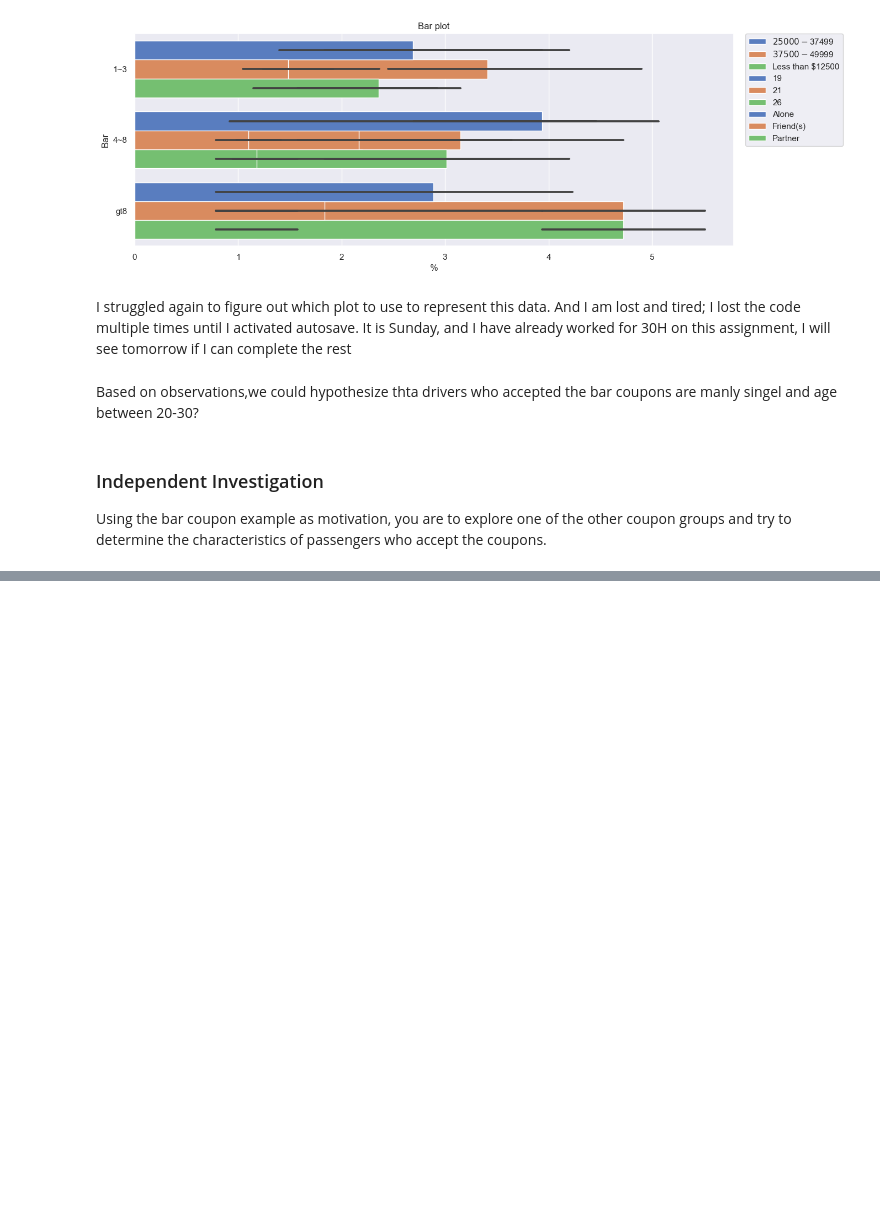
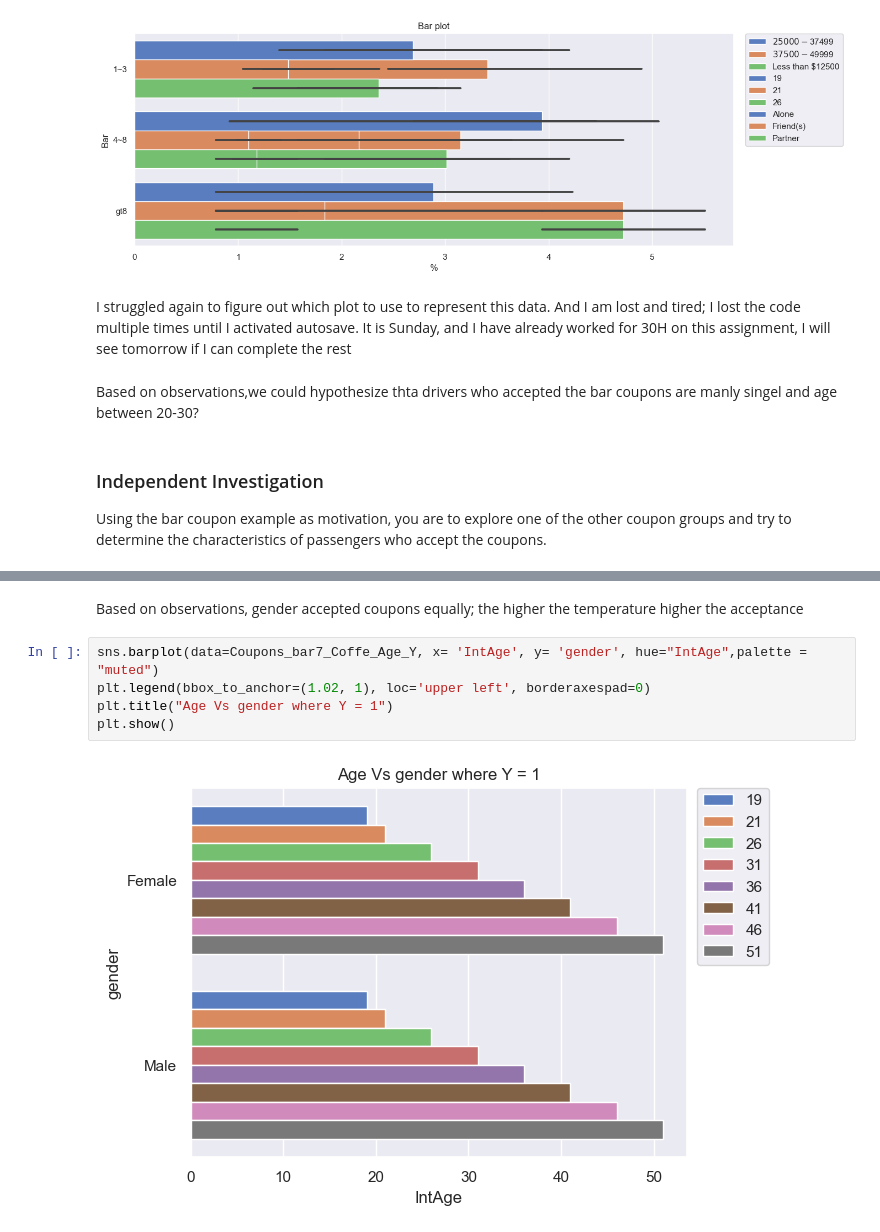
Before and after one commit to rvadavia/Testing-Git-for-UBC--ML, a Jupyter notebook: Assignment 5.1.ipynb, the cells around one changed output, grey strips where cells are left out. Saved outputs shown, nothing was run; the diff lists cells and outputs as text; blank space fills up the shorter version.

```diff
--- a/Assignment 5.1.ipynb
+++ b/Assignment 5.1.ipynb
@@ -407,0 +454,9 @@ Using the bar coupon example as motivation, you are to explore one of the other
+# %% [markdown]
+Based on observations, gender accepted coupons equally; the higher the temperature higher the acceptance
+# %%
+sns.barplot(data=Coupons_bar7_Coffe_Age_Y, x= 'IntAge', y= 'gender', hue="IntAge",palette = "muted")
+plt.legend(bbox_to_anchor=(1.02, 1), loc='upper left', borderaxespad=0)
+plt.title("Age Vs gender where Y = 1")
+plt.show()
+# %% [output]
+[figure, added]
```
Also changed, not shown: parts of 7 cells of this notebook.
